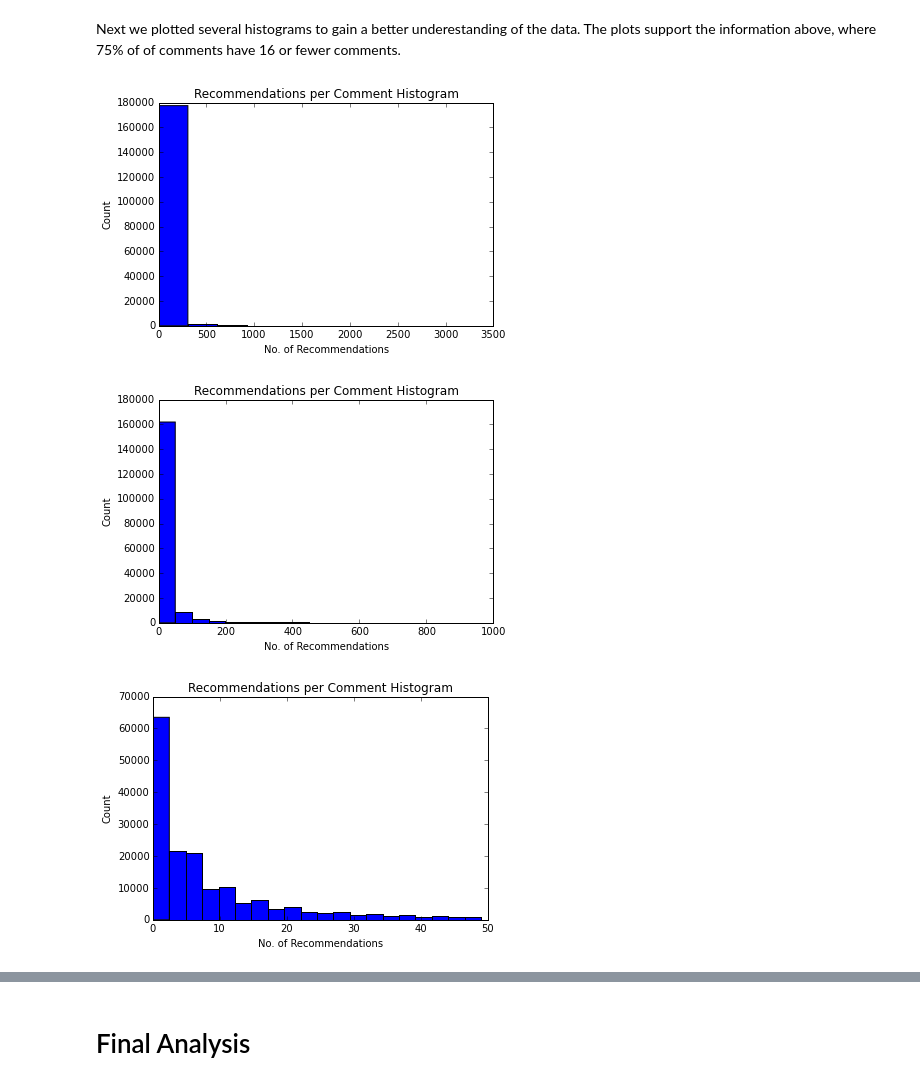
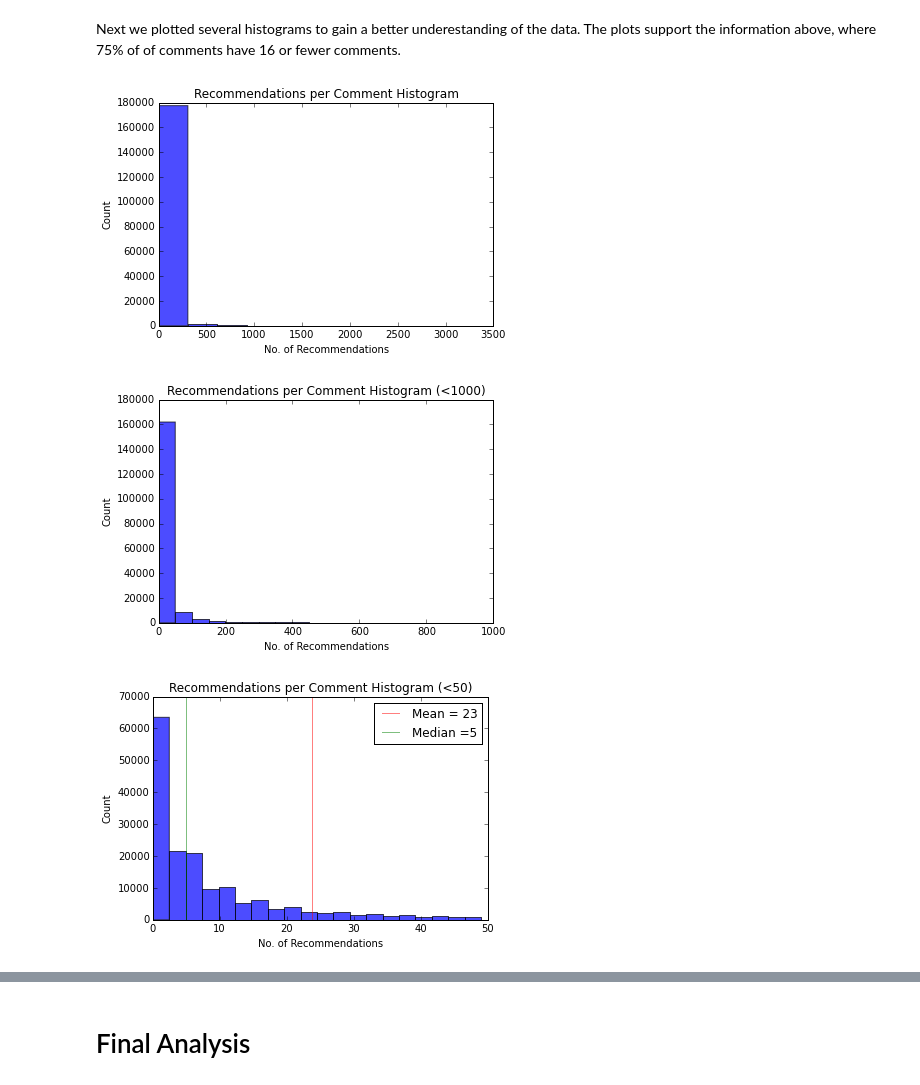
Before and after one commit to CS109-comment/NYTimes-Comment-Popularity-Prediction, a Jupyter notebook: IPython_Process_Notebook.ipynb, the cells around one changed output, grey strips where cells are left out. Drawn from its saved outputs; the diff is of its cells as text; code cells hidden in the pictures.

```diff
--- a/IPython_Process_Notebook.ipynb
+++ b/IPython_Process_Notebook.ipynb
@@ -130,6 +130,7 @@ for c in comments:
     d['assetID']=c['assetID']
     d['assetURL']=c['assetURL']
     d['commentBody']=c['commentBody']
+    d['commentLength'] = len(c['commentBody'].split(" "))
     d['commentID']=c['commentID']
     d['commentSequence']=c['commentSequence']
     d['commentTitle']=c['commentTitle']
@@ -188,28 +202,31 @@ Name: editorsSelection, dtype: float64
 # %% [markdown]
 Next we plotted several histograms to gain a better underestanding of the data. The plots support the information above, where 75% of of comments have 16 or fewer comments.
 # %%
-plt.hist(commentsdf["recommendationCount"])
+plt.hist(commentsdf["recommendationCount"],alpha = .7)
 plt.title("Recommendations per Comment Histogram")
 plt.ylabel("Count")
 plt.xlabel("No. of Recommendations")
 plt.show()
 # %% [output]
-[figure, old version]
+[figure, new version]
 # %%
 focusedDf = commentsdf[commentsdf["recommendationCount"] < 1000]
-plt.hist(focusedDf.recommendationCount, bins=20)
-plt.title("Recommendations per Comment Histogram")
+plt.hist(focusedDf.recommendationCount, bins=20, alpha = .7)
+plt.title("Recommendations per Comment Histogram (<1000)")
 plt.ylabel("Count")
 plt.xlabel("No. of Recommendations")
 plt.show()
 # %% [output]
-[figure, old version]
+[figure, new version]
 # %%
 focusedDf = commentsdf[commentsdf["recommendationCount"] < 50]
-plt.hist(focusedDf.recommendationCount, bins=20)
-plt.title("Recommendations per Comment Histogram")
+plt.hist(focusedDf.recommendationCount, bins=20,alpha=.7)
+plt.axvline(23.73,color = 'r',alpha = .5,label = 'Mean = 23')
+plt.axvline(5,color = 'g',alpha = .5,label = 'Median =5')
+plt.title("Recommendations per Comment Histogram (<50)")
 plt.ylabel("Count")
 plt.xlabel("No. of Recommendations")
+plt.legend()
 plt.show()
 # %% [output]
-[figure, old version]
+[figure, new version]
```
Also changed, not shown: parts of 8 cells of this notebook.
